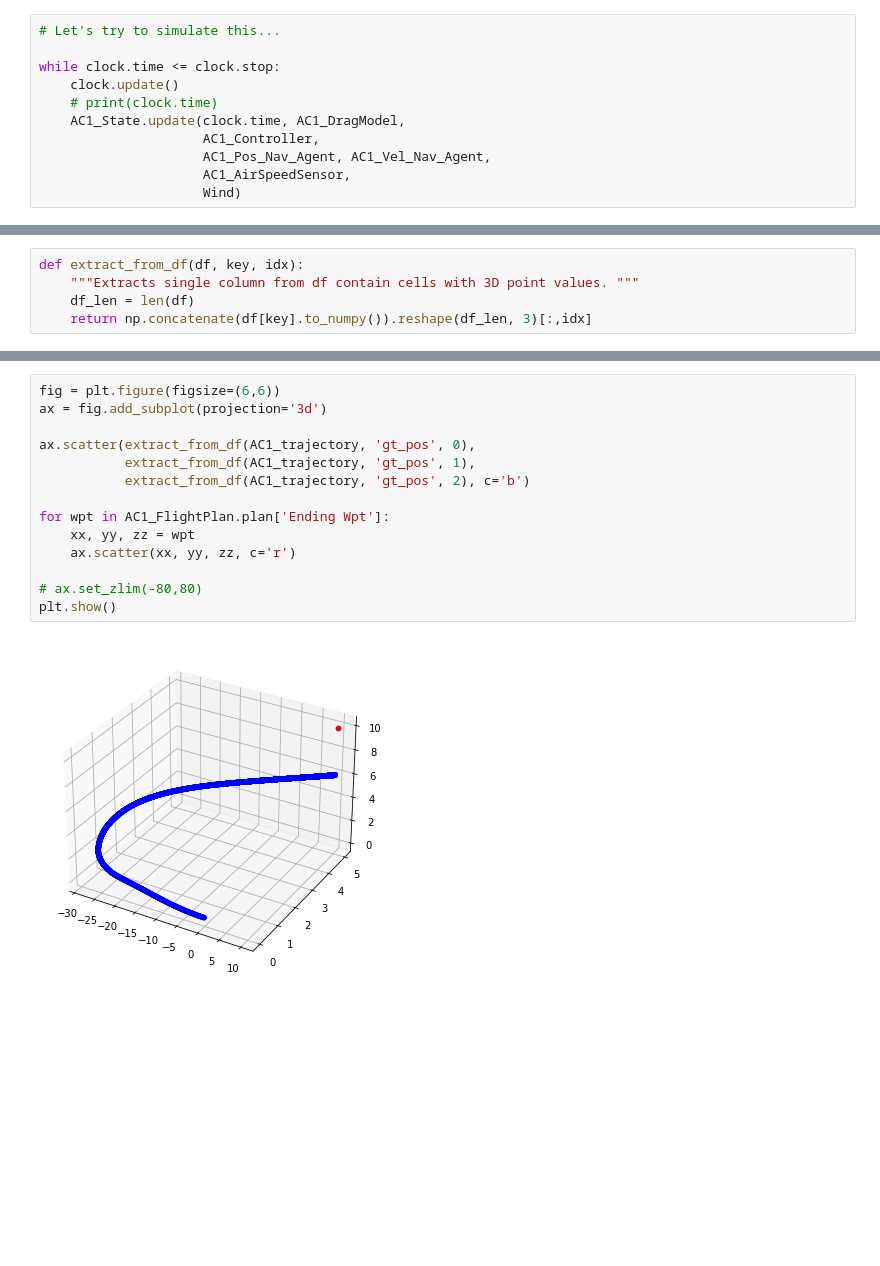
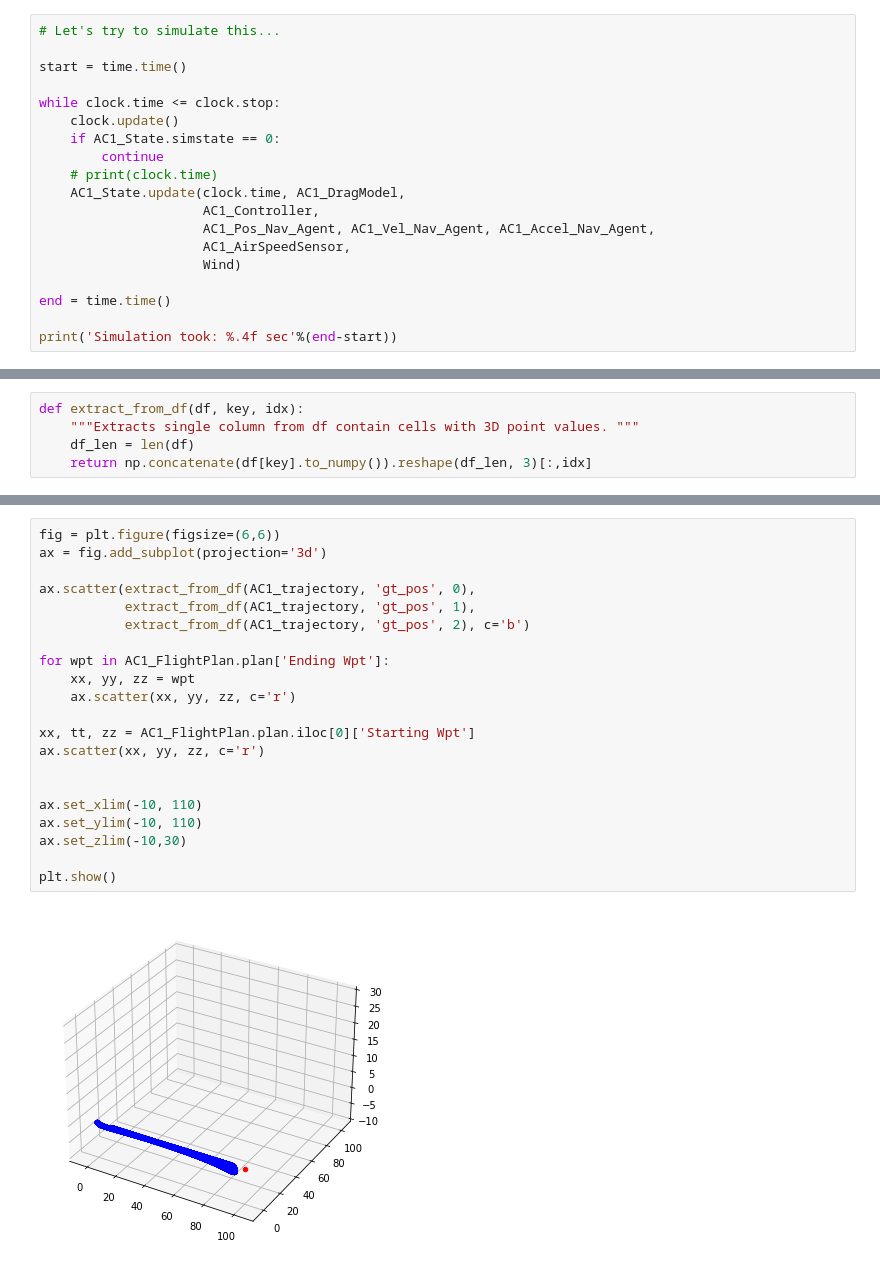
Before and after one commit to zhihaoquek/AAM_Sim, a Jupyter notebook: Engine Test.ipynb, the cells around one changed output, grey strips where cells are left out. Saved outputs shown, nothing was run; the diff lists cells and outputs as text; blank space fills up the shorter version.

```diff
--- a/Engine Test.ipynb
+++ b/Engine Test.ipynb
@@ -73,11 +98,19 @@ AC1_FlightPlan.plan
 # %%
 # Let's try to simulate this...
 
+start = time.time()
+
 while clock.time <= clock.stop:
     clock.update()
+    if AC1_State.simstate == 0:
+        continue
     # print(clock.time)
     AC1_State.update(clock.time, AC1_DragModel,
                      AC1_Controller,
-                     AC1_Pos_Nav_Agent, AC1_Vel_Nav_Agent,
+                     AC1_Pos_Nav_Agent, AC1_Vel_Nav_Agent, AC1_Accel_Nav_Agent,
                      AC1_AirSpeedSensor,
                      Wind)
+
+end = time.time()
+
+print('Simulation took: %.4f sec'%(end-start))
@@ -192,16 +230,23 @@ plt.show()
 # %%
 fig = plt.figure(figsize=(6,6))
 ax = fig.add_subplot(projection='3d')
 
 ax.scatter(extract_from_df(AC1_trajectory, 'gt_pos', 0),
            extract_from_df(AC1_trajectory, 'gt_pos', 1),
            extract_from_df(AC1_trajectory, 'gt_pos', 2), c='b')
 
 for wpt in AC1_FlightPlan.plan['Ending Wpt']:
     xx, yy, zz = wpt
     ax.scatter(xx, yy, zz, c='r')
 
-# ax.set_zlim(-80,80)
+xx, tt, zz = AC1_FlightPlan.plan.iloc[0]['Starting Wpt']
+ax.scatter(xx, yy, zz, c='r')
+
+
+ax.set_xlim(-10, 110)
+ax.set_ylim(-10, 110)
+ax.set_zlim(-10,30)
+
 plt.show()
 # %% [output]
-[figure, old version]
+[figure, new version]
```
Also changed, not shown: parts of 9 cells of this notebook, 10 other files.
